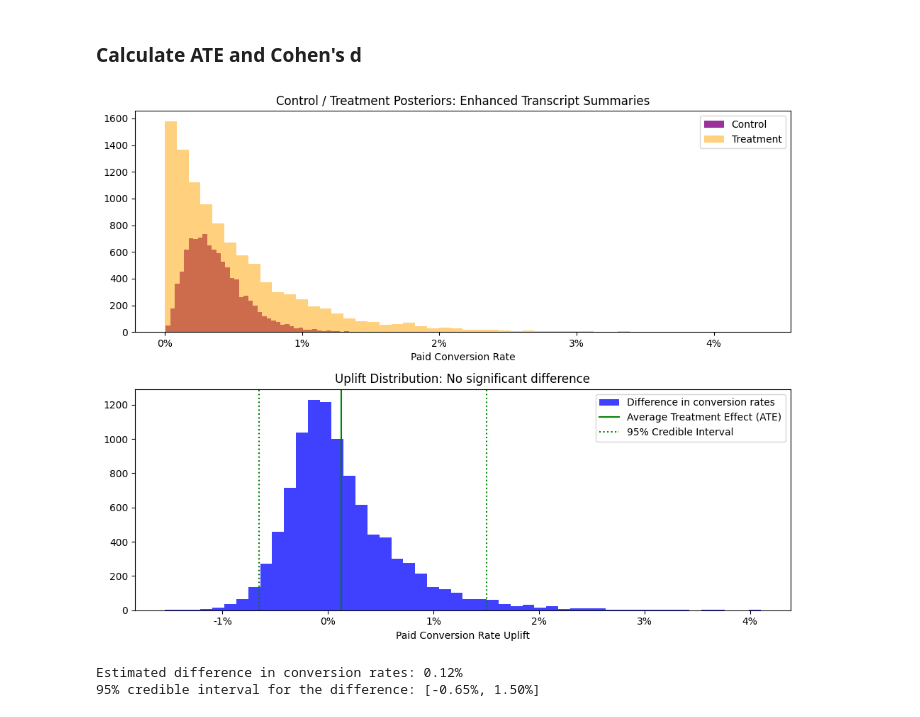
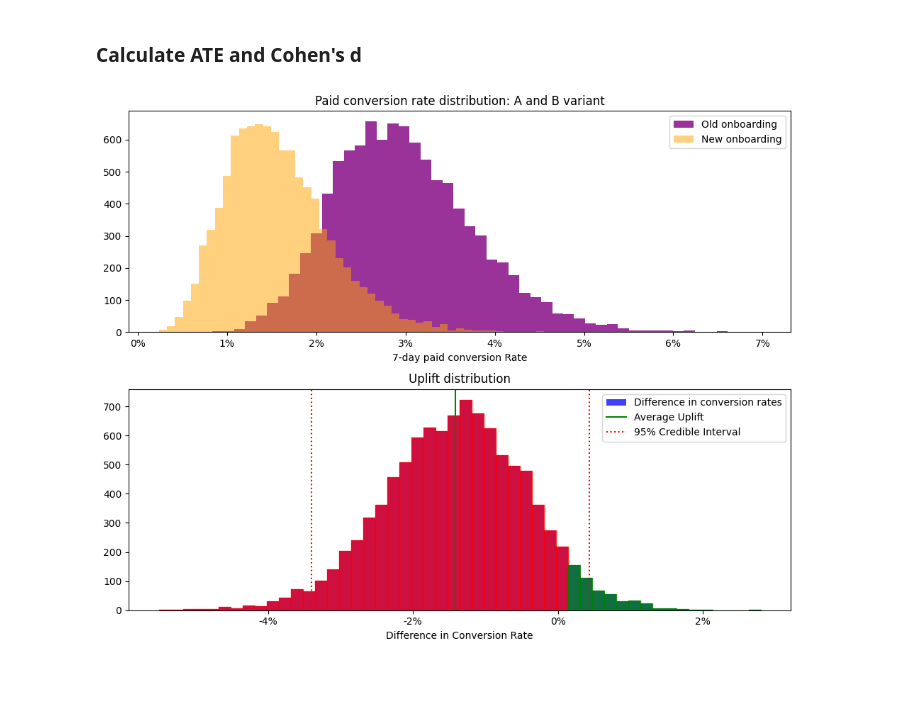
Before and after one commit to patricesweeney/growth, a Jupyter notebook: 01_Acquisition/07_Growth experimentation/AB Tests.ipynb, the cells around one changed output. Cells and saved outputs as stored; diff of their text form; code cells hidden in the pictures; blank space fills up the shorter version.

```diff
--- a/01_Acquisition/07_Growth experimentation/AB Tests.ipynb
+++ b/01_Acquisition/07_Growth experimentation/AB Tests.ipynb
@@ -209,55 +209,55 @@ import matplotlib.pyplot as plt
 import numpy as np
 
 # Observed data
-x_c, n_c = 2, 810  # Control group: 2 conversions out of 810 trials
-x_t, n_t = 0, 201  # Treatment group: 0 conversions out of 201 trials
+x_c, n_c = 13, 468  # Control group
+x_t, n_t = 6, 444  # Treatment group
 
 # Generate posterior samples
 samples_p_c = np.random.beta(1 + x_c, 1 + n_c - x_c, 10000)
 samples_p_t = np.random.beta(1 + x_t, 1 + n_t - x_t, 10000)
 
 # Calculate the difference in conversion rates
 samples_diff = samples_p_t - samples_p_c
 
 # Summarize the posterior difference
 mean_diff = np.mean(samples_diff)
 cred_interval = np.percentile(samples_diff, [2.5, 97.5])
 
 # Plotting
 fig, axs = plt.subplots(2, 1, figsize=(10, 8))
 
 # Formatting helper function for x-axis
 def format_x_as_percent(ax):
     ax.xaxis.set_major_formatter(plt.FuncFormatter(lambda x, _: '{:.0f}%'.format(x*100)))
 
 # Subplot 1: Posterior distributions for control and treatment
-axs[0].hist(samples_p_c, bins=50, color = 'purple', alpha=0.8, label='Control')
-axs[0].hist(samples_p_t, bins=50, color = 'orange', alpha=0.5, label='Treatment')
-axs[0].set_title('Control / Treatment Posteriors: Enhanced Transcript Summaries')
+axs[0].hist(samples_p_c, bins=50, color = 'purple', alpha=0.8, label='Old onboarding')
+axs[0].hist(samples_p_t, bins=50, color = 'orange', alpha=0.5, label='New onboarding')
+axs[0].set_title('Paid conversion rate distribution: A and B variant')
 axs[0].legend()
-axs[0].set_xlabel('Paid Conversion Rate')
+axs[0].set_xlabel('7-day paid conversion Rate')
 format_x_as_percent(axs[0])
 
-# Subplot 2: Distribution of treatment effects
+# Subplot 2: Distribution of treatment effects with color fill based on difference
 axs[1].hist(samples_diff, bins=50, color='blue', alpha=0.75, label='Difference in conversion rates')
-axs[1].axvline(x=mean_diff, color='green', linestyle='-', label='Average Treatment Effect (ATE)')
-axs[1].axvline(x=cred_interval[0], color='green', linestyle=':', label='95% Credible Interval')
-axs[1].axvline(x=cred_interval[1], color='green', linestyle=':')
-axs[1].set_title('Uplift Distribution: No significant difference')
+axs[1].axvline(x=mean_diff, color='green', linestyle='-', label='Average Uplift')
+axs[1].axvline(x=cred_interval[0], color='red', linestyle=':', label='95% Credible Interval')
+axs[1].axvline(x=cred_interval[1], color='red', linestyle=':')
+
+# Coloring the histogram based on value
+bins = np.histogram(samples_diff, bins=50)
+for bin_edge_left, bin_edge_right, bin_height in zip(bins[1], bins[1][1:], bins[0]):
+    if bin_edge_left < 0:
+        axs[1].fill_betweenx([0, bin_height], bin_edge_left, bin_edge_right, color='red', alpha=0.75)
+    else:
+        axs[1].fill_betweenx([0, bin_height], bin_edge_left, bin_edge_right, color='green', alpha=0.75)
+
+axs[1].set_title('Uplift distribution')
 axs[1].legend()
-axs[1].set_xlabel('Paid Conversion Rate Uplift')
+axs[1].set_xlabel('Difference in Conversion Rate')
 format_x_as_percent(axs[1])
 
 plt.tight_layout()
 plt.show()
-
-# Convert to percentages for output
-mean_diff_percent = mean_diff * 100
-cred_interval_percent = cred_interval * 100
-
-print(f"Estimated difference in conversion rates: {mean_diff_percent:.2f}%")
-print(f"95% credible interval for the difference: [{cred_interval_percent[0]:.2f}%, {cred_interval_percent[1]:.2f}%]")
 # %% [output]
-[figure, old version]
+[figure, new version]
-Estimated difference in conversion rates: 0.12%
-95% credible interval for the difference: [-0.65%, 1.50%]
```
Also changed, not shown: 8 other files.
